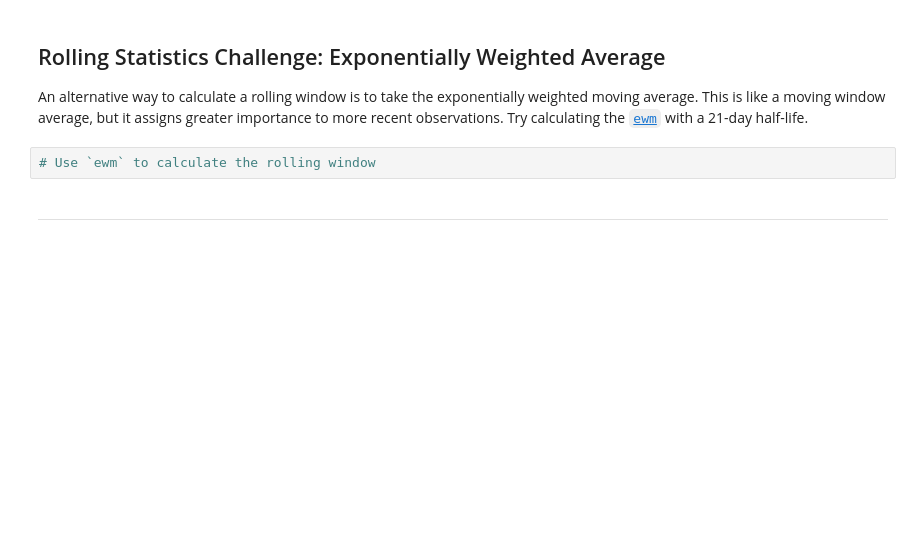
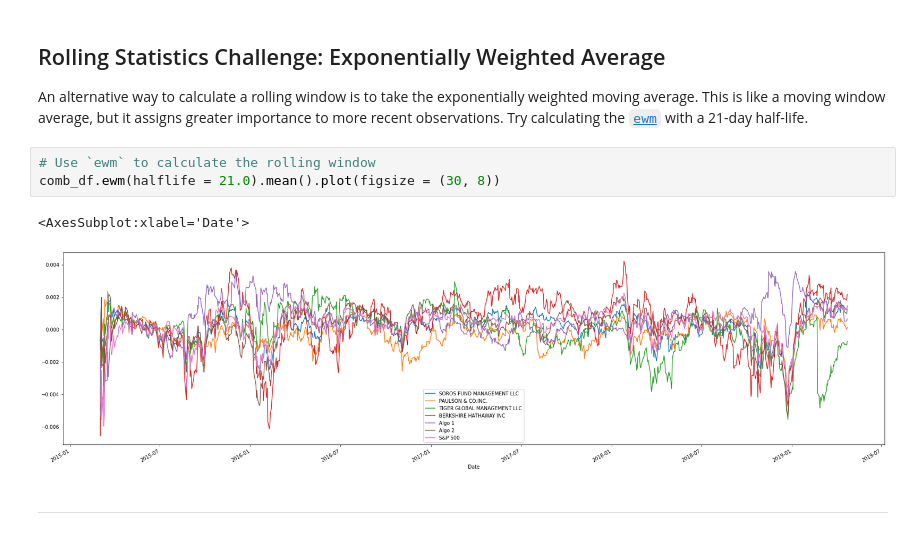
Before and after one commit to jdfwsp/pandas_for_data, a Jupyter notebook: whale_analysis.ipynb, the cells around one changed output. Cells and saved outputs as stored; diff of their text form; blank space fills up the shorter version.

```diff
--- a/whale_analysis.ipynb
+++ b/whale_analysis.ipynb
@@ -288,6 +296,10 @@ roll_21.plot(figsize = (30, 8))
 An alternative way to calculate a rolling window is to take the exponentially weighted moving average. This is like a moving window average, but it assigns greater importance to more recent observations. Try calculating the [`ewm`](https://pandas.pydata.org/pandas-docs/stable/reference/api/pandas.DataFrame.ewm.html) with a 21-day half-life.
 # %%
 # Use `ewm` to calculate the rolling window
+comb_df.ewm(halflife = 21.0).mean().plot(figsize = (30, 8))
+# %% [output]
+<AxesSubplot:xlabel='Date'>
+[figure, added]
 # %% [markdown]
 ---
 # %% [markdown]
```
Also changed, not shown: parts of 6 cells of this notebook.
